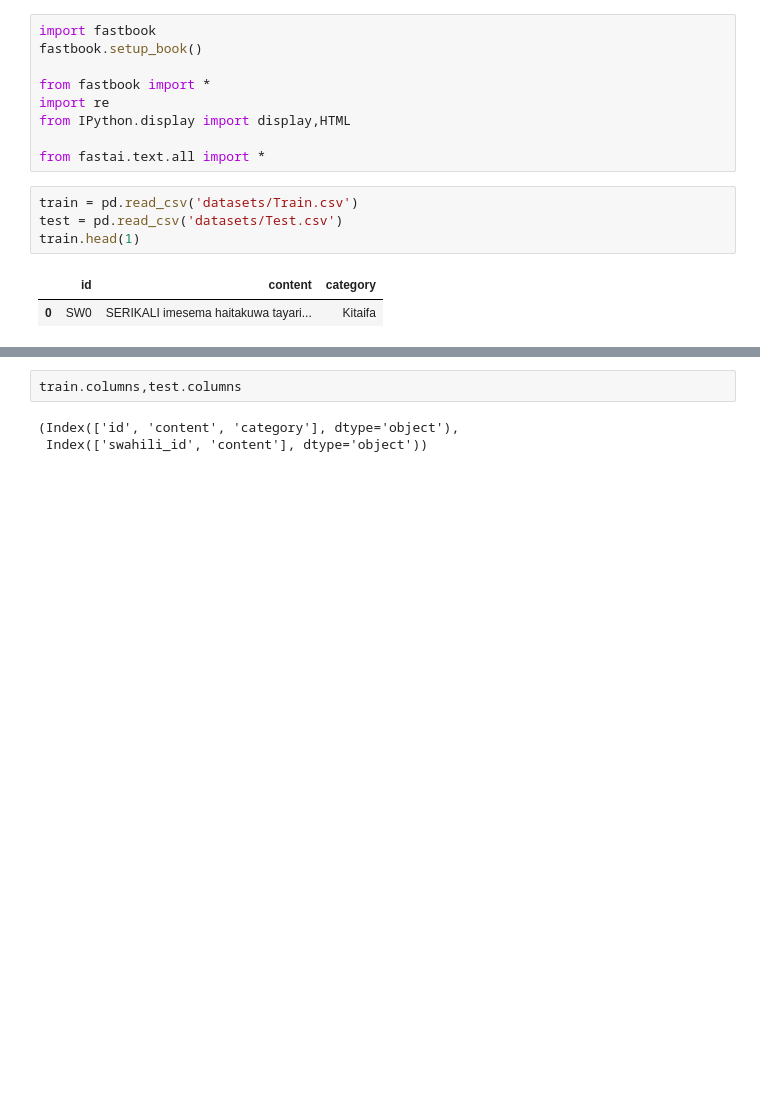
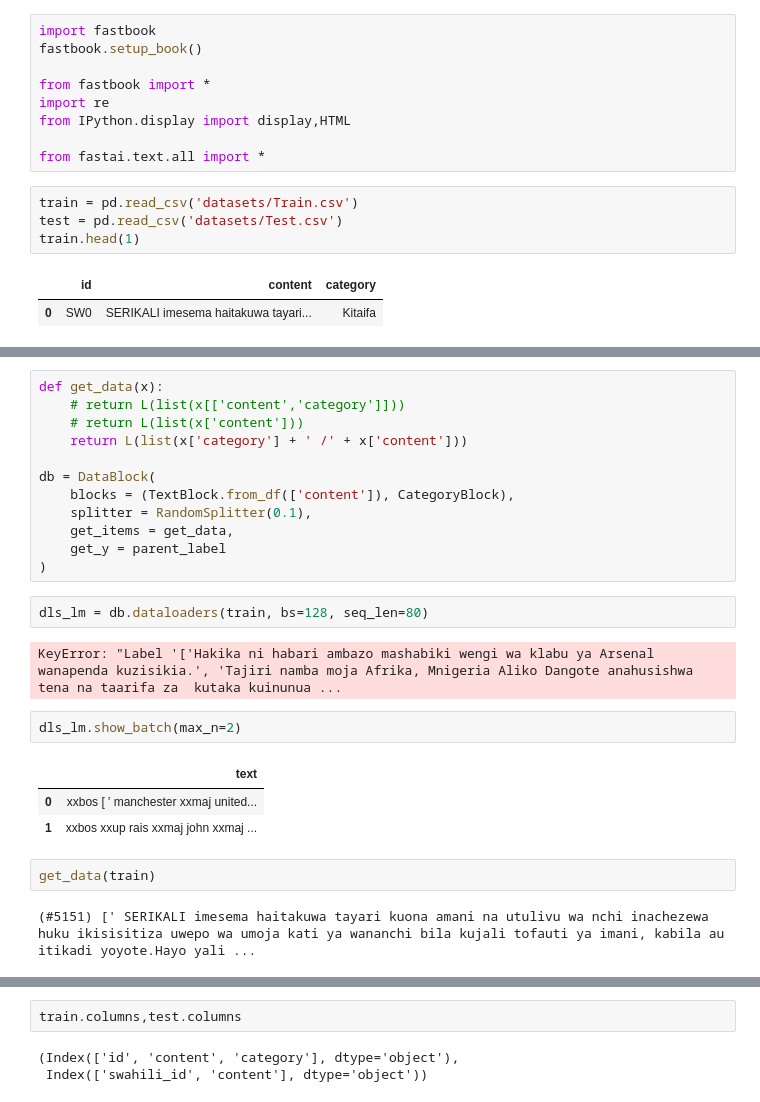
Before and after one commit to Timmecom/swahili_news_classification_zindi, a Jupyter notebook: starter-Copy1.ipynb, the cells around one changed output, grey strips where cells are left out. Saved outputs shown, nothing was run; the diff lists cells and outputs as text; blank space fills up the shorter version.

```diff
--- a/starter-Copy1.ipynb
+++ b/starter-Copy1.ipynb
@@ -16,0 +76,26 @@ train.head(1)
+# %%
+def get_data(x):
+    # return L(list(x[['content','category']]))
+    # return L(list(x['content']))
+    return L(list(x['category'] + ' /' + x['content']))
+
+db = DataBlock(
+    blocks = (TextBlock.from_df(['content']), CategoryBlock),
+    splitter = RandomSplitter(0.1),
+    get_items = get_data,
+    get_y = parent_label
+)
+# %%
+dls_lm = db.dataloaders(train, bs=128, seq_len=80)
+# %% [output]
+KeyError: "Label '['Hakika ni habari ambazo mashabiki wengi wa klabu ya Arsenal wanapenda kuzisikia.', 'Tajiri namba moja Afrika, Mnigeria Aliko Dangote anahusishwa tena na taarifa za  kutaka kuinunua ...
+# %%
+dls_lm.show_batch(max_n=2)
+# %% [output]
+|  | text |
+| 0 | xxbos [ ' manchester xxmaj united... |
+| 1 | xxbos xxup rais xxmaj john xxmaj ... |
+# %%
+get_data(train)
+# %% [output]
+(#5151) [' SERIKALI imesema haitakuwa tayari kuona amani na utulivu wa nchi inachezewa huku ikisisitiza uwepo wa umoja kati ya wananchi bila kujali tofauti ya imani, kabila au itikadi yoyote.Hayo yali ...
```
Also changed, not shown: parts of 9 cells of this notebook, 1 other file.
